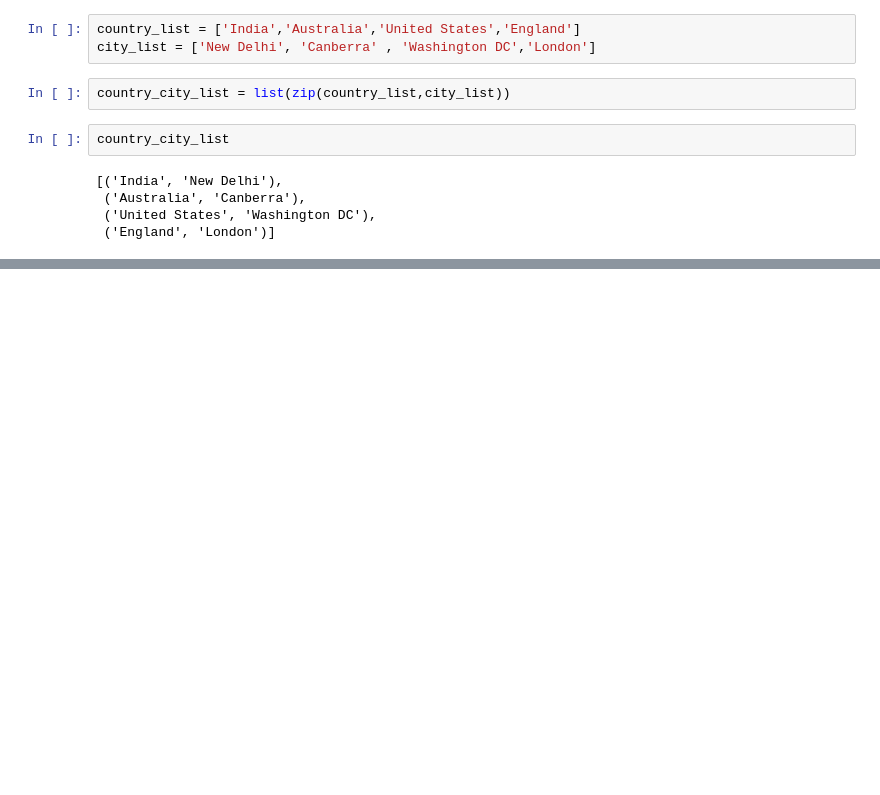
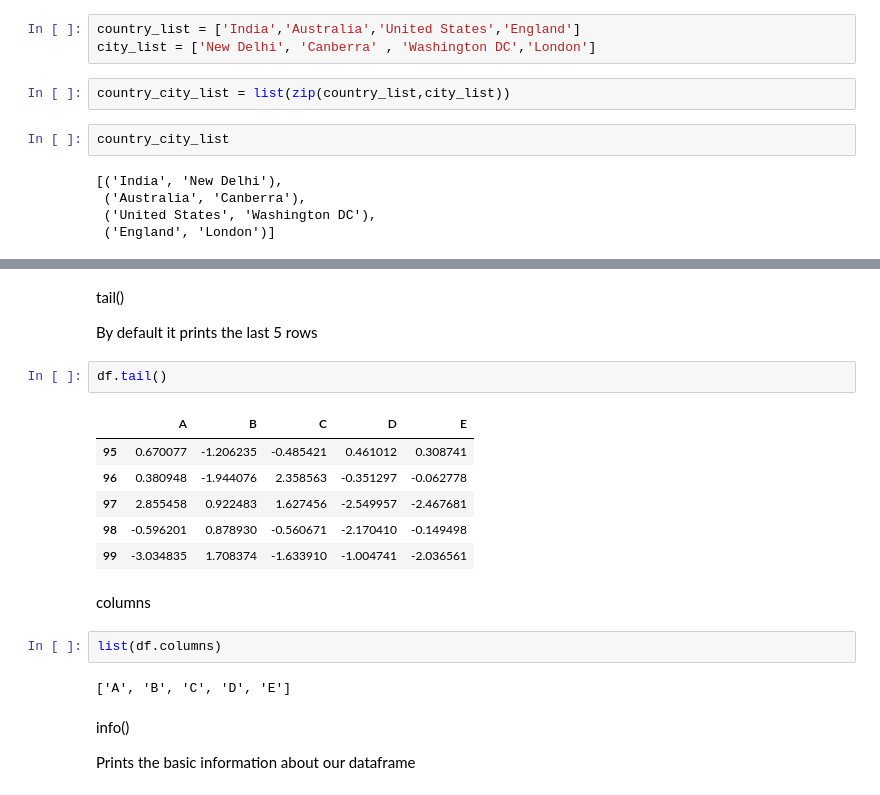
Before and after one commit to khalilkhan1111/python_practice, a Jupyter notebook: python_practice.ipynb, the cells around one changed output, grey strips where cells are left out. Drawn from its saved outputs; the diff is of its cells as text; blank space fills up the shorter version.

```diff
--- a/python_practice.ipynb
+++ b/python_practice.ipynb
@@ -378,0 +676,23 @@ country_city_list
+# %% [markdown]
+tail()
+
+By default it prints the last 5 rows
+# %%
+df.tail()
+# %% [output]
+|  | A | B | C | D | E |
+| 95 | 0.670077 | -1.206235 | -0.485421 | 0.461012 | 0.308741 |
+| 96 | 0.380948 | -1.944076 | 2.358563 | -0.351297 | -0.062778 |
+| 97 | 2.855458 | 0.922483 | 1.627456 | -2.549957 | -2.467681 |
+| 98 | -0.596201 | 0.878930 | -0.560671 | -2.170410 | -0.149498 |
+| 99 | -3.034835 | 1.708374 | -1.633910 | -1.004741 | -2.036561 |
+# %% [markdown]
+columns
+# %%
+list(df.columns)
+# %% [output]
+['A', 'B', 'C', 'D', 'E']
+# %% [markdown]
+info()
+
+Prints the basic information about our dataframe
```
Also changed, not shown: parts of 45 cells of this notebook.
